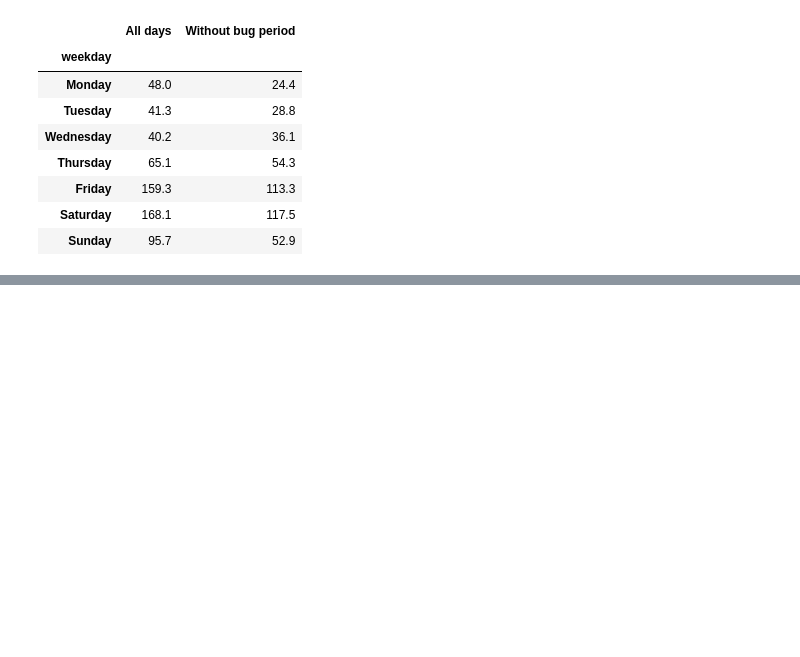
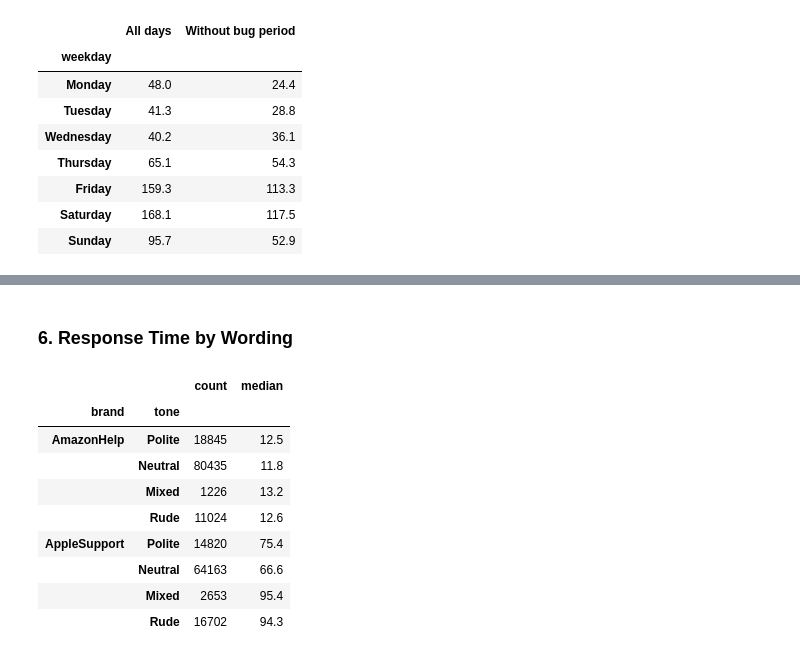
Before and after one commit to Chuandablackpig/CustomerSupportAnalysis, a Jupyter notebook: piplines/eda.ipynb, the cells around one changed output, grey strips where cells are left out. Saved outputs shown, nothing was run; the diff lists cells and outputs as text; code cells hidden in the pictures; blank space fills up the shorter version.

```diff
--- a/piplines/eda.ipynb
+++ b/piplines/eda.ipynb
@@ -127,0 +235,17 @@ pd.DataFrame({
+# %%
+# All-caps words that are brand names or acronyms, not shouting
+not_shouting = {
+    "ASAP", "USPS", "AMZL", "AMZN", "AMAZON", "APPLE", "IPHONE", "IPAD", "IPOD", "IMAC", "MACBOOK",
+    "ICLOUD", "ITUNES", "PRIME", "KINDLE", "ALEXA", "ECHO", "FEDEX", "HDMI", "WIFI",
+}
+
+def is_shouting(s):
+    """True if the tweet has at least two all-caps words that are not names or acronyms."""
+    caps_words = re.findall(r"\b[A-Z]{4,}\b", s)
+    caps_words = [w for w in caps_words if w not in not_shouting]
+    return len(caps_words) >= 2
+
+cases["is_shouting"] = text.apply(is_shouting)
+
+# Share of tweets with each feature
+cases[["is_polite", "is_rude", "has_exclaim", "is_shouting"]].mean().round(3)
@@ -127,0 +267,16 @@ pd.DataFrame({
+# %%
+def tone_group(polite, rude):
+    """Combine the polite and rude flags into one tone group."""
+    if polite and rude:
+        return "Mixed"
+    elif polite:
+        return "Polite"
+    elif rude:
+        return "Rude"
+    else:
+        return "Neutral"
+
+cases["tone"] = [tone_group(p, r) for p, r in zip(cases["is_polite"], cases["is_rude"])]
+tone_order = ["Polite", "Neutral", "Mixed", "Rude"]
+
+cases["tone"].value_counts(normalize=True).reindex(tone_order).round(3)
@@ -127,0 +336,17 @@ pd.DataFrame({
+# %% [markdown]
+### 6. Response Time by Wording
+# %%
+# Median wait for each tone group
+tone_table = cases.groupby(["brand", "tone"])["response_minutes"].agg(["count", "median"]).round(1)
+tone_table.reindex(tone_order, level="tone")
+# %% [output]
+|  |  | count | median |
+| brand | tone |  |  |
+| AmazonHelp | Polite | 18845 | 12.5 |
+|  | Neutral | 80435 | 11.8 |
+|  | Mixed | 1226 | 13.2 |
+|  | Rude | 11024 | 12.6 |
+| AppleSupport | Polite | 14820 | 75.4 |
+|  | Neutral | 64163 | 66.6 |
+|  | Mixed | 2653 | 95.4 |
+|  | Rude | 16702 | 94.3 |
```
Also changed, not shown: parts of 42 cells of this notebook, 2 other files.
